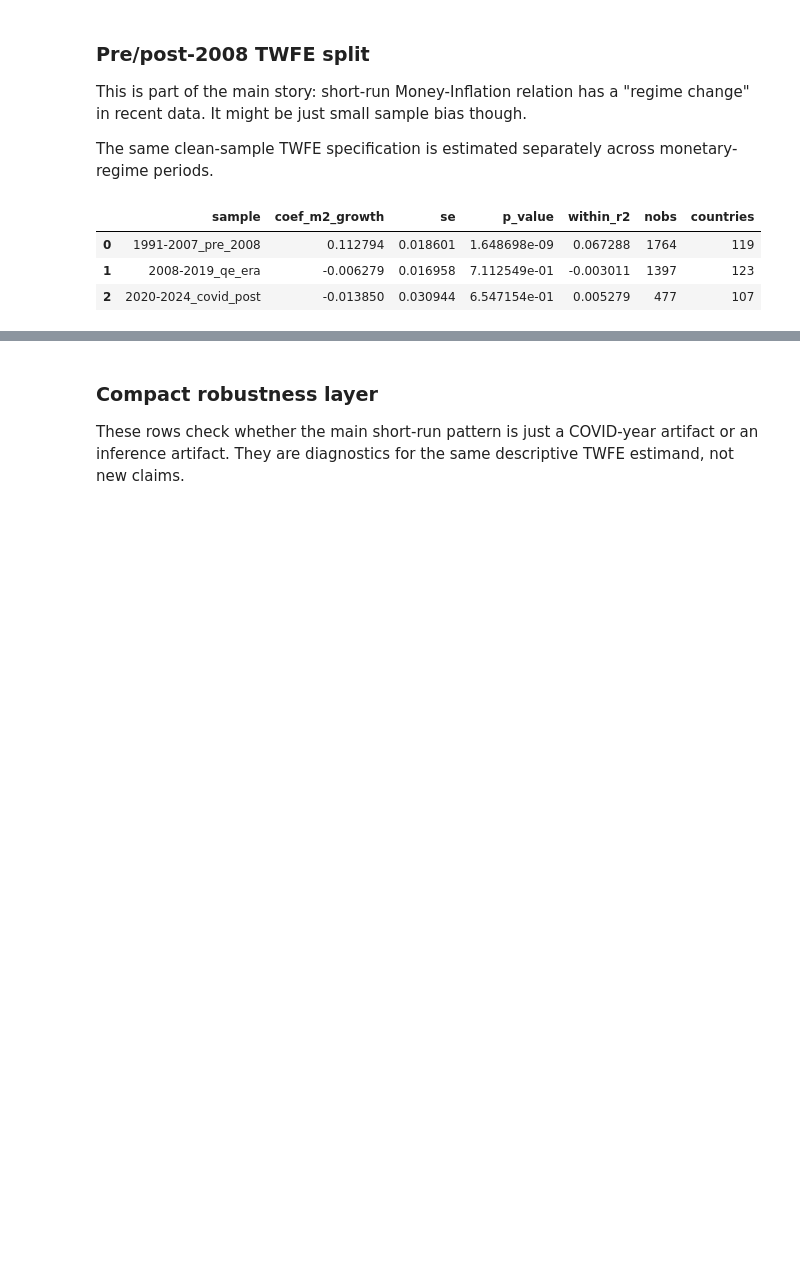
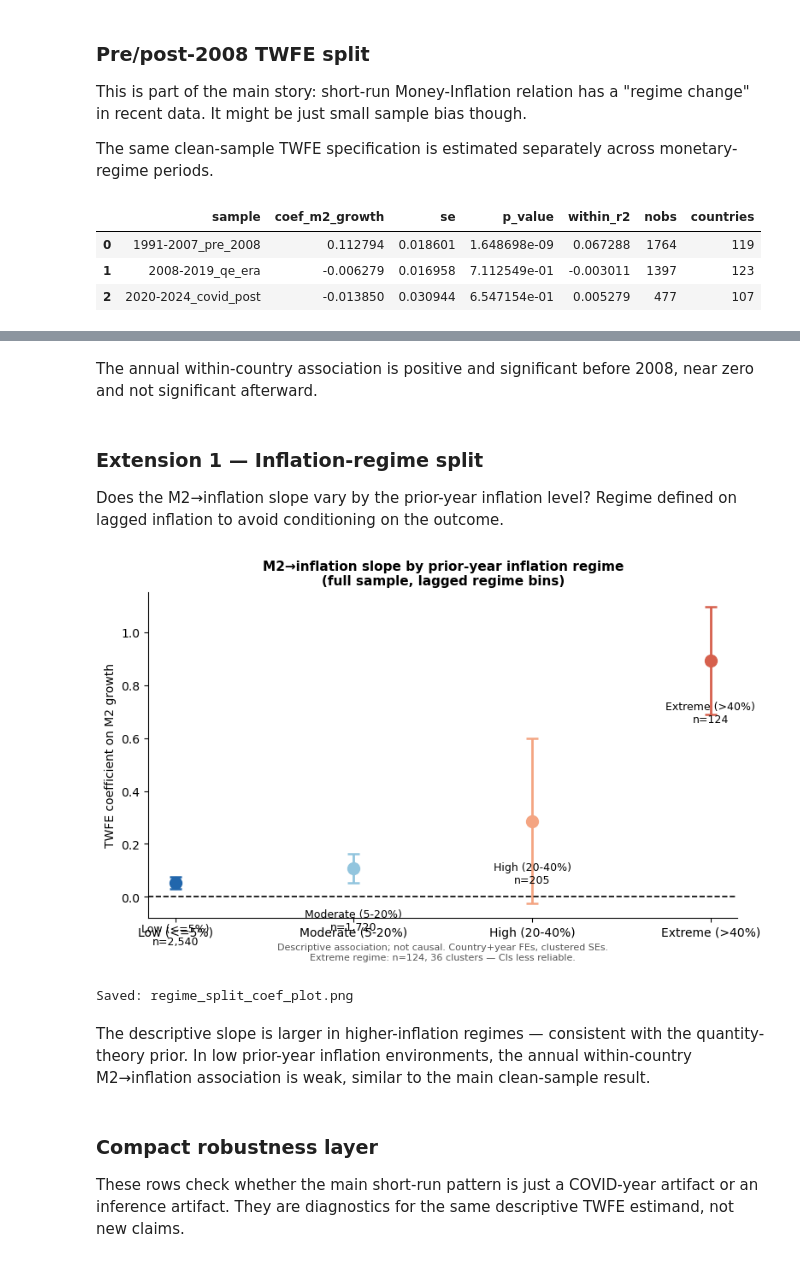
Before and after one commit to 4minutes-chung/monetary-panel-study, a Jupyter notebook: 03_analysis_notebooks/02_money_inflation_twfe.ipynb, the cells around one changed output, grey strips where cells are left out. Drawn from its saved outputs; the diff is of its cells as text; code cells hidden in the pictures; blank space fills up the shorter version.

```diff
--- a/03_analysis_notebooks/02_money_inflation_twfe.ipynb
+++ b/03_analysis_notebooks/02_money_inflation_twfe.ipynb
@@ -213,3 +280,74 @@ display(period_table[["sample", "coef_m2_growth", "se", "p_value", "within_r2",
+# %% [markdown]
+The annual within-country association is positive and significant before 2008, near zero and not significant afterward.
+# %% [markdown]
+### Extension 1 — Inflation-regime split
+
+Does the M2→inflation slope vary by the prior-year inflation level? Regime defined on lagged inflation to avoid conditioning on the outcome.
+# %%
+# Extension 1: inflation-regime split using lagged inflation bins
+# Regime defined on prior-year inflation to avoid conditioning on the outcome.
+# pd.cut(right=True): bins are (lo, hi] — boundary values fall into the lower bin.
+# Labels reflect this: <=5%, (5-20%], (20-40%], >40%.
+
+_reg = panel[panel["sample_main"] == 1].copy().sort_values(["country", "year"])
+_reg["infl_l1"] = _reg.groupby("country")["inflation"].shift(1)
+
+_bins   = [-np.inf, 0.05, 0.20, 0.40, np.inf]
+_labels = ["Low (<=5%)", "Moderate (5-20%)", "High (20-40%)", "Extreme (>40%)"]
+_reg["regime"] = pd.cut(_reg["infl_l1"], bins=_bins, labels=_labels)
+
+_colors = {
+    "Low (<=5%)":       "#2166ac",
+    "Moderate (5-20%)": "#92c5de",
+    "High (20-40%)":    "#f4a582",
+    "Extreme (>40%)":   "#d6604d",
+}
+
+_regime_results = []
+for _lbl in _labels:
+    _sub = _reg[_reg["regime"] == _lbl].dropna(subset=["inflation", "m2_growth"])
+    if len(_sub) < 50 or _sub["country"].nunique() < 5:
+        continue
+    _res = fit_inflation_twfe(_sub)
+    _regime_results.append({
+        "regime":      _lbl,
+        "coef":        float(_res.params["m2_growth"]),
+        "se":          float(_res.std_errors["m2_growth"]),
+        "pval":        float(_res.pvalues["m2_growth"]),
+        "nobs":        int(_res.nobs),
+        "n_countries": int(_sub["country"].nunique()),
+        "color":       _colors[_lbl],
+    })
+
+fig, ax = plt.subplots(figsize=(8, 5))
+for _i, _r in enumerate(_regime_results):
+    ax.errorbar(_i, _r["coef"], yerr=1.96 * _r["se"],
+                fmt="o", markersize=10, color=_r["color"], ecolor=_r["color"],
+                capsize=5, capthick=1.8, linewidth=2)
+    ax.annotate(f'{_r["regime"]}\nn={_r["nobs"]:,}',
+                xy=(_i, _r["coef"]), xytext=(0, -52),
+                textcoords="offset points", ha="center", fontsize=9)
+
+ax.axhline(0, color="black", lw=1.2, linestyle="--")
+ax.set_xticks(range(len(_regime_results)))
+ax.set_xticklabels([r["regime"] for r in _regime_results], fontsize=10)
+ax.set_ylabel("TWFE coefficient on M2 growth", fontsize=10)
+ax.set_title("M2→inflation slope by prior-year inflation regime\n(full sample, lagged regime bins)",
+             fontsize=11, fontweight="bold")
+ax.set_xlabel(
+    "Descriptive association; not causal. Country+year FEs, clustered SEs.\n"
+    "Extreme regime: n=124, 36 clusters — CIs less reliable.",
+    fontsize=8, color="#555555")
+ax.spines[["top", "right"]].set_visible(False)
+plt.tight_layout()
+fig.savefig(FIG_DIR / "regime_split_coef_plot.png", dpi=150, bbox_inches="tight")
+plt.show()
+print("Saved: regime_split_coef_plot.png")
+# %% [output]
+[figure, added]
+Saved: regime_split_coef_plot.png
+# %% [markdown]
+The descriptive slope is larger in higher-inflation regimes — consistent with the quantity-theory prior. In low prior-year inflation environments, the annual within-country M2→inflation association is weak, similar to the main clean-sample result.
 # %% [markdown]
 ### Compact robustness layer
 
```
Also changed, not shown: parts of 4 cells of this notebook, 2 other files.
